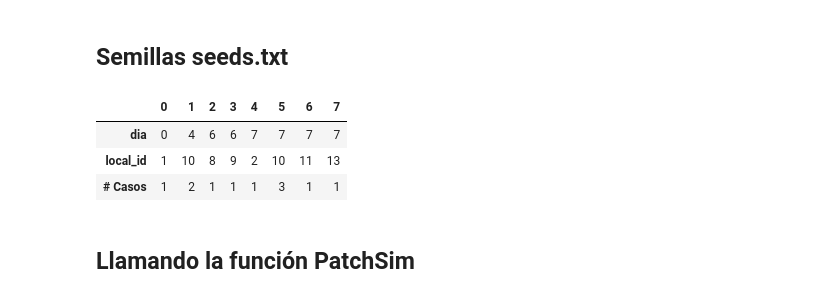
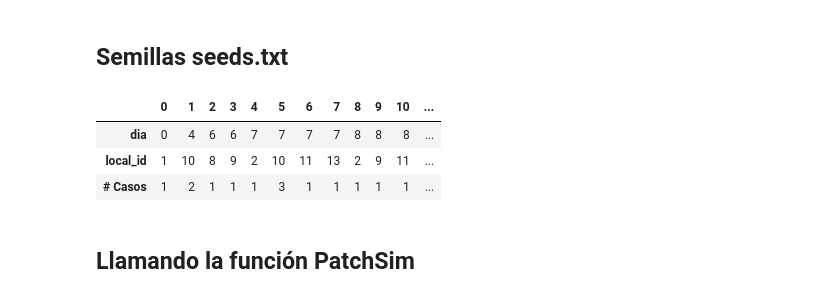
Before and after one commit to eilinlunam/PatchSim-modificado, a Jupyter notebook: Modelo_Bogotá.ipynb, the cells around one changed output. Drawn from its saved outputs; the diff is of its cells as text; code cells hidden in the pictures.

```diff
--- a/Modelo_Bogotá.ipynb
+++ b/Modelo_Bogotá.ipynb
@@ -107,31 +149,36 @@ df.T.round(1)
 # %%
 # Semillas: seeds.txt - Contiene los infectados iniciales durante los primeros 7 dias de la pandemia de cada localidad
 #---------------------------------------------------------------------------------------------------------------------
-casos = pd.read_csv("files/osb_enftransm-covid-19_17042021.csv", nrows=732872, encoding='latin-1', delimiter=";")
+Casos = pd.read_csv("files/osb_enftransm-covid-19_17042021.csv", nrows=732872, encoding='latin-1', delimiter=";")
 # Renombrando columnas
-casos = casos.rename(columns={"LOCALIDAD_ASIS": 'Localidad',
-                             "FECHA_DIAGNOSTICO":'fecha'})
+casos = Casos.rename(columns={"LOCALIDAD_ASIS": 'Localidad',
+                              "FECHA_DIAGNOSTICO":'fecha'})
+                             #"FECHA_DE_INICIO_DE_SINTOMAS":'fecha'})
+
+#---------------------------------------------------------------------------------------------------------------------
 # Convirtiendo en formato fecha de pandas
 casos["fecha"] = pd.to_datetime(casos["fecha"], format="%d/%m/%Y")  # to DateTime
 dia1 = casos["fecha"].min()  # Primer caso de covid en Bogotá  # 6 de marzo de 2020
-
+#---------------------------------------------------------------------------------------------------------------------
 # Calculando el tiempo transcurrido en dias
 tiempo = casos["fecha"] - dia1 # Tiempo transcurrido
-casos["dia"] = tiempo.dt.days # To int.
-
+casos['dia'] = tiempo.dt.days
+#casos.dropna(subset=['dia'], inplace=True)
+#casos.dia = casos['dia'].apply(np.int)
+#---------------------------------------------------------------------------------------------------------------------
 # Uniendo base de datos localidades y número de casos
 datos = pd.merge(casos, localidades, on='Localidad')  # Uniendo datos by id: "localidades".
 Ncasos = datos.groupby(['dia', 'local_id']).size().reset_index(name='# Casos')  # Cantidad de casos
-
+#---------------------------------------------------------------------------------------------------------------------
 # Semillas: Cantidad de infectados en los primeros 7 dias para cada localidad.
-df = Ncasos[Ncasos["dia"]<=7]
+df = Ncasos[Ncasos["dia"]<=10]
 df.to_csv("files/seeds.txt", header = False, index = False, sep=' ')
 df.T
 # %% [output]
-|  | 0 | 1 | 2 | 3 | 4 | 5 | 6 | 7 |
-| dia | 0 | 4 | 6 | 6 | 7 | 7 | 7 | 7 |
-| local_id | 1 | 10 | 8 | 9 | 2 | 10 | 11 | 13 |
-| # Casos | 1 | 2 | 1 | 1 | 1 | 3 | 1 | 1 |
+|  | 0 | 1 | 2 | 3 | 4 | 5 | 6 | 7 | 8 | 9 | 10 | ... |
+| dia | 0 | 4 | 6 | 6 | 7 | 7 | 7 | 7 | 8 | 8 | 8 | ... |
+| local_id | 1 | 10 | 8 | 9 | 2 | 10 | 11 | 13 | 2 | 9 | 11 | ... |
+| # Casos | 1 | 2 | 1 | 1 | 1 | 3 | 1 | 1 | 1 | 1 | 1 | ... |
 # %% [markdown]
 ## Llamando la función PatchSim
 # %%
```
Also changed, not shown: parts of 18 cells of this notebook, 7 other files.
